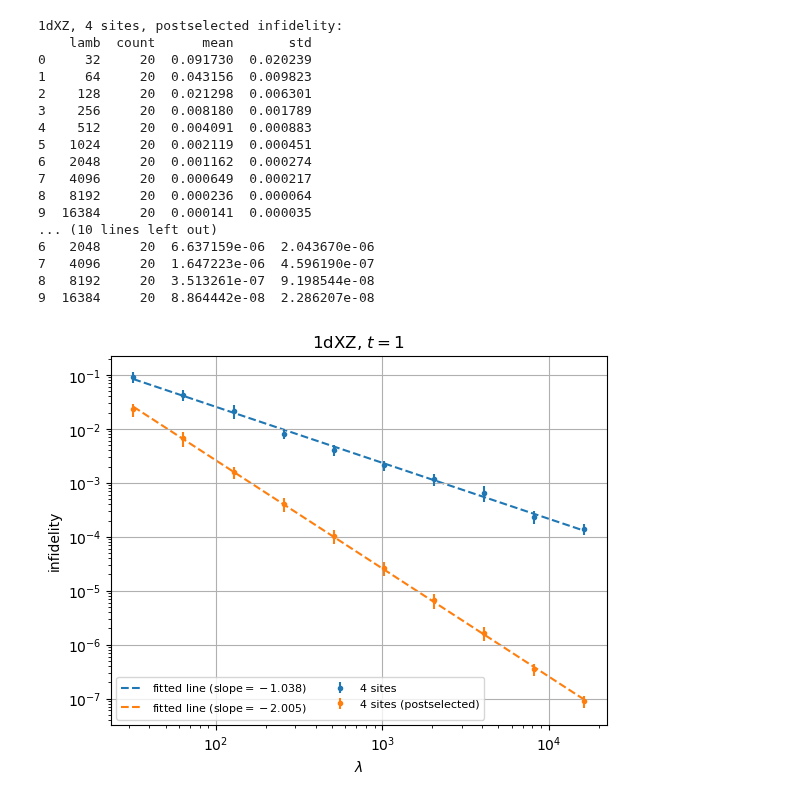
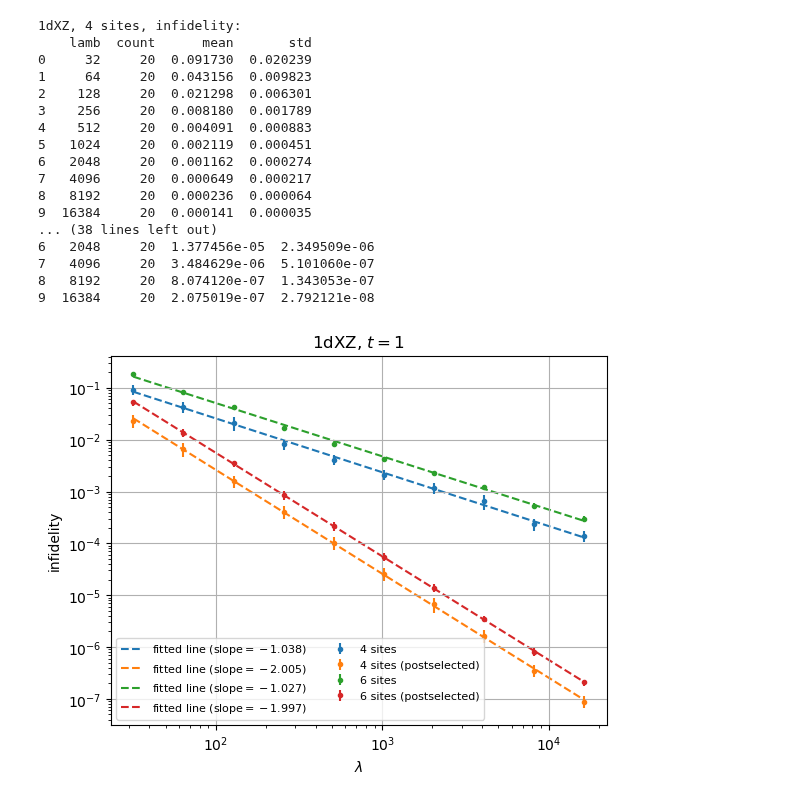
Before and after one commit to sqrta/ErrorSupression, a Jupyter notebook: use-dynamite/data/plot_sweep_lamb.ipynb, the cells around one changed output. Cells and saved outputs as stored; diff of their text form; code cells hidden in the pictures.

Commit message:
update plot

```diff
--- a/use-dynamite/data/plot_sweep_lamb.ipynb
+++ b/use-dynamite/data/plot_sweep_lamb.ipynb
@@ -99,23 +99,23 @@ draw("1dTFIM",[2,3,4])
 9  16384     20  1.129845e-08  1.318833e-09
 [figure]
 # %%
-draw("1dXZ",[2])
+draw("1dXZ",[2,3])
 # %% [output]
-1dXZ, 4 sites, postselected infidelity:
+1dXZ, 4 sites, infidelity:
     lamb  count      mean       std
 0     32     20  0.091730  0.020239
 1     64     20  0.043156  0.009823
 2    128     20  0.021298  0.006301
 3    256     20  0.008180  0.001789
 4    512     20  0.004091  0.000883
 5   1024     20  0.002119  0.000451
 6   2048     20  0.001162  0.000274
 7   4096     20  0.000649  0.000217
 8   8192     20  0.000236  0.000064
 9  16384     20  0.000141  0.000035
-... (10 lines left out)
-6   2048     20  6.637159e-06  2.043670e-06
-7   4096     20  1.647223e-06  4.596190e-07
-8   8192     20  3.513261e-07  9.198544e-08
-9  16384     20  8.864442e-08  2.286207e-08
+... (38 lines left out)
+6   2048     20  1.377456e-05  2.349509e-06
+7   4096     20  3.484629e-06  5.101060e-07
+8   8192     20  8.074120e-07  1.343053e-07
+9  16384     20  2.075019e-07  2.792121e-08
-[figure, old version]
+[figure, new version]
```
Also changed, not shown: parts of 2 cells of this notebook.
